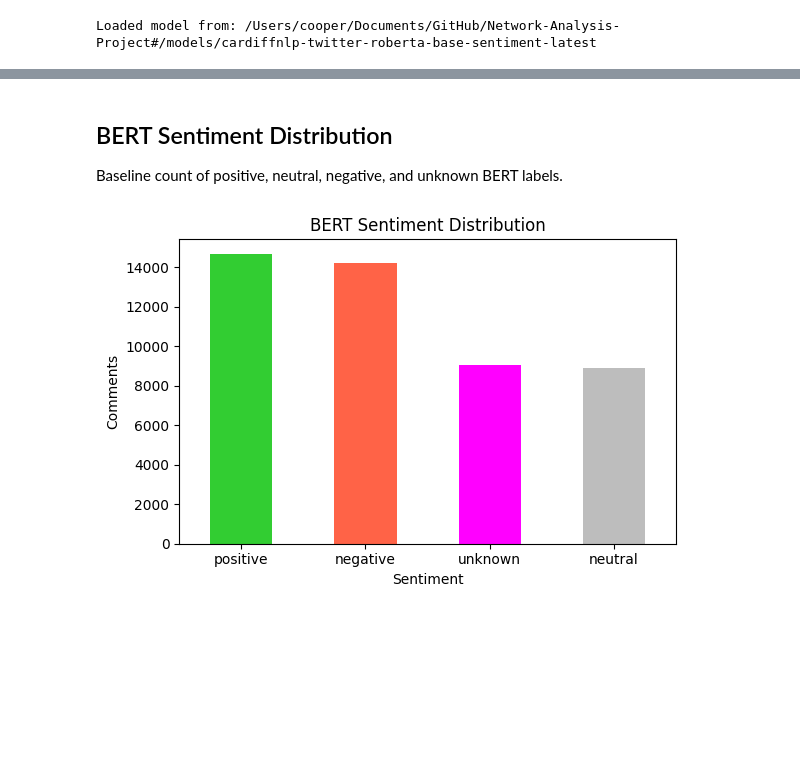
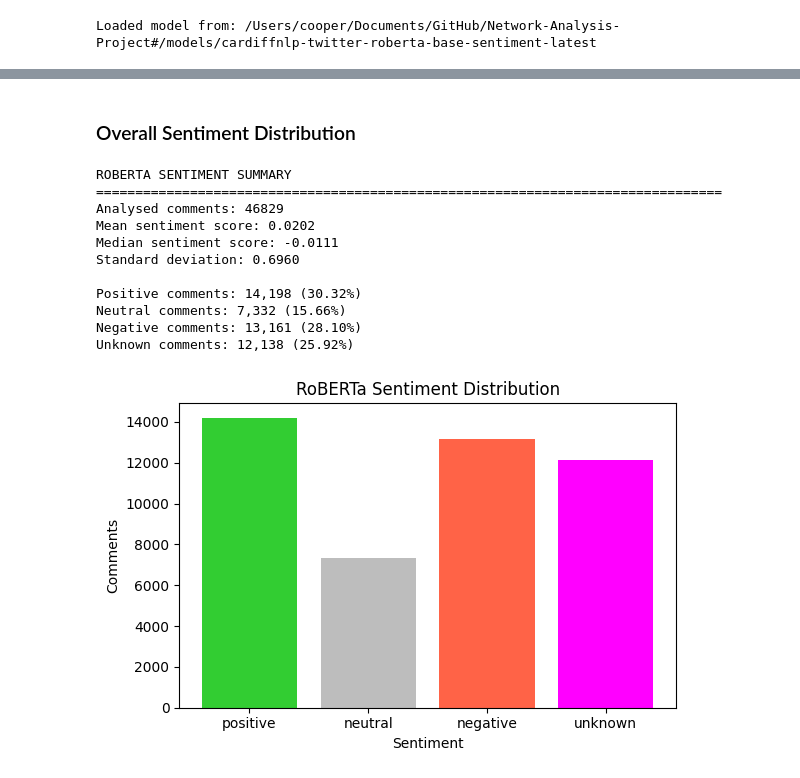
Before and after one commit to gnol-123/Network-Analysis-Project, a Jupyter notebook: notebooks/03_sentiment_analysis.ipynb, the cells around one changed output, grey strips where cells are left out. Drawn from its saved outputs; the diff is of its cells as text; code cells hidden in the pictures; blank space fills up the shorter version.

```diff
--- a/notebooks/03_sentiment_analysis.ipynb
+++ b/notebooks/03_sentiment_analysis.ipynb
@@ -494,7 +556,6 @@ Saved sentiment processed data to /Users/cooper/Documents/GitHub/Network-Analysi
 # %%
-bert_counter = Counter()
-for row in processed_data:
-    bert_counter[row["bert_sentiment"]] += 1
+with open(SENTIMENT_PROCESSED_VIDEO_DATA_PATH, "w", encoding="utf-8") as f:
+    json.dump(sentiment_processed_video_data, f, ensure_ascii=False, indent=2)
 
-print_sentiment_distribution(bert_counter, len(processed_data), "BERT SENTIMENT SUMMARY")
+print(f"Saved sentiment processed data to {SENTIMENT_PROCESSED_VIDEO_DATA_PATH}")
 # %% [output]
@@ -508,6 +563,10 @@ neutral: 8,910 (19.02%)
 # %%
-print_sentiment_examples(processed_data, "bert_sentiment", "positive", "BERT")
-print_sentiment_examples(processed_data, "bert_sentiment", "negative", "BERT")
-print_sentiment_examples(processed_data, "bert_sentiment", "neutral", "BERT")
-print_sentiment_examples(processed_data, "bert_sentiment", "unknown", "BERT")
+print_sentiment_examples(processed_data, "bert_sentiment", "positive", "ROBERTA")
+print_sentiment_examples(processed_data, "bert_sentiment", "negative", "ROBERTA")
+print_sentiment_examples(processed_data, "bert_sentiment", "neutral", "ROBERTA")
+print_sentiment_examples(processed_data, "bert_sentiment", "unknown", "ROBERTA")
+
+bert_sentiment_counter = Counter()
+for row in processed_data:
+    bert_sentiment_counter[row["bert_sentiment"]] += 1
 # %% [output]
@@ -531,32 +590,46 @@ BERT POSITIVE SENTIMENT EXAMPLES
 # %% [markdown]
-## BERT Sentiment Distribution
-
-Baseline count of positive, neutral, negative, and unknown BERT labels.
+### Overall Sentiment Distribution
 # %%
-# BERT sentiment dataframe
-bert_sentiment_df = pd.DataFrame(processed_data).copy()
+bert_sentiment_counter = Counter(row["bert_sentiment"] for row in processed_data)
+total_bert_comments = len(processed_data)
+positive_bert_percent = 100 * bert_sentiment_counter["positive"] / total_bert_comments if total_bert_comments else 0
+neutral_bert_percent = 100 * bert_sentiment_counter["neutral"] / total_bert_comments if total_bert_comments else 0
+negative_bert_percent = 100 * bert_sentiment_counter["negative"] / total_bert_comments if total_bert_comments else 0
+unknown_bert_percent = 100 * bert_sentiment_counter["unknown"] / total_bert_comments if total_bert_comments else 0
 
-# Convert comment_published_at to datetime with error handling
-bert_sentiment_df["comment_published_at"] = pd.to_datetime(bert_sentiment_df["comment_published_at"], errors="coerce")
+print("ROBERTA SENTIMENT SUMMARY")
+print("=" * 80)
+print(f"Analysed comments: {total_bert_comments}")
+print(f"Mean sentiment score: {bert_series.mean():.4f}")
+print(f"Median sentiment score: {bert_series.median():.4f}")
+print(f"Standard deviation: {bert_series.std():.4f}\n")
 
-# Count how many comments fall into each BERT sentiment category
-bert_sentiment_counts = bert_sentiment_df["bert_sentiment"].value_counts()
+print(f"Positive comments: {bert_sentiment_counter['positive']:,} ({positive_bert_percent:.2f}%)")
+print(f"Neutral comments: {bert_sentiment_counter['neutral']:,} ({neutral_bert_percent:.2f}%)")
+print(f"Negative comments: {bert_sentiment_counter['negative']:,} ({negative_bert_percent:.2f}%)")
+print(f"Unknown comments: {bert_sentiment_counter['unknown']:,} ({unknown_bert_percent:.2f}%)")
 
-bert_sentiment_bar_colors = []
-for label in bert_sentiment_counts.index:
-    bert_sentiment_bar_colors.append(SENTIMENT_COLORS.get(label, SENTIMENT_FREE_COLOR))
+bert_sentiment_labels = ["positive", "neutral", "negative", "unknown"]
+bert_sentiment_values = [bert_sentiment_counter.get(label, 0) for label in bert_sentiment_labels]
+bert_sentiment_bar_colors = [SENTIMENT_COLORS.get(label, SENTIMENT_FREE_COLOR) for label in bert_sentiment_labels]
 
 fig, ax = plt.subplots(figsize=(6, 4))
-ax = bert_sentiment_counts.plot(
-    kind="bar",
-    ax=ax,
-    color=bert_sentiment_bar_colors,
-    rot=0,
-    title="BERT Sentiment Distribution",
-)
+ax.bar(bert_sentiment_labels, bert_sentiment_values, color=bert_sentiment_bar_colors)
+ax.set_title("RoBERTa Sentiment Distribution")
 ax.set_xlabel("Sentiment")
 ax.set_ylabel("Comments")
 plt.tight_layout()
 # %% [output]
+ROBERTA SENTIMENT SUMMARY
+================================================================================
+Analysed comments: 46829
+Mean sentiment score: 0.0202
+Median sentiment score: -0.0111
+Standard deviation: 0.6960
+
+Positive comments: 14,198 (30.32%)
+Neutral comments: 7,332 (15.66%)
+Negative comments: 13,161 (28.10%)
+Unknown comments: 12,138 (25.92%)
-[figure, old version]
+[figure, new version]
 # %% [markdown]
```
Also changed, not shown: parts of 64 cells of this notebook, 2 other files.
